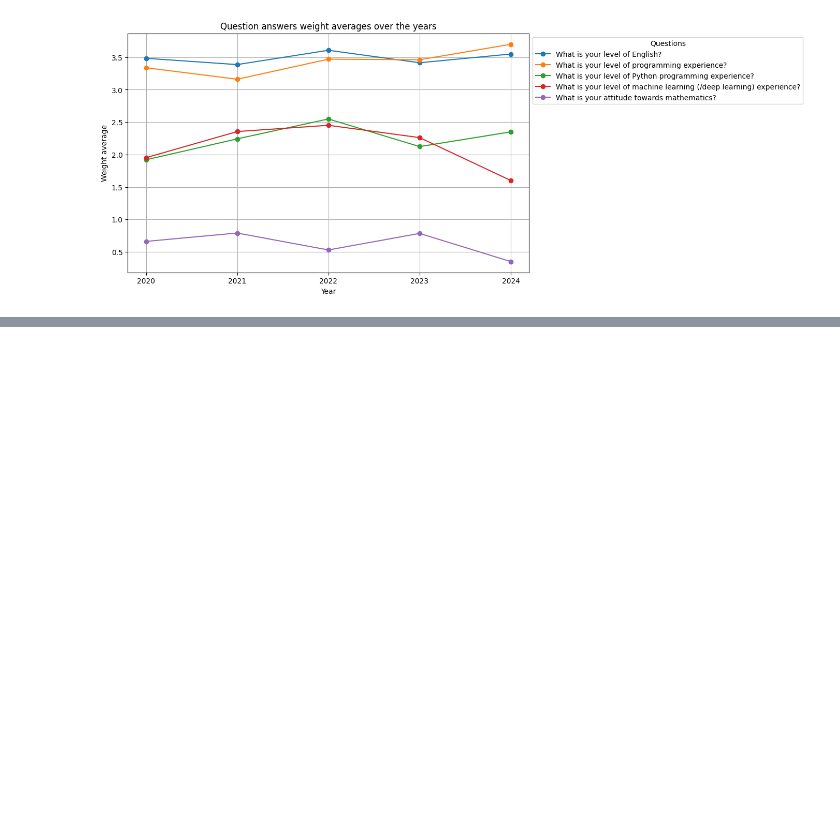
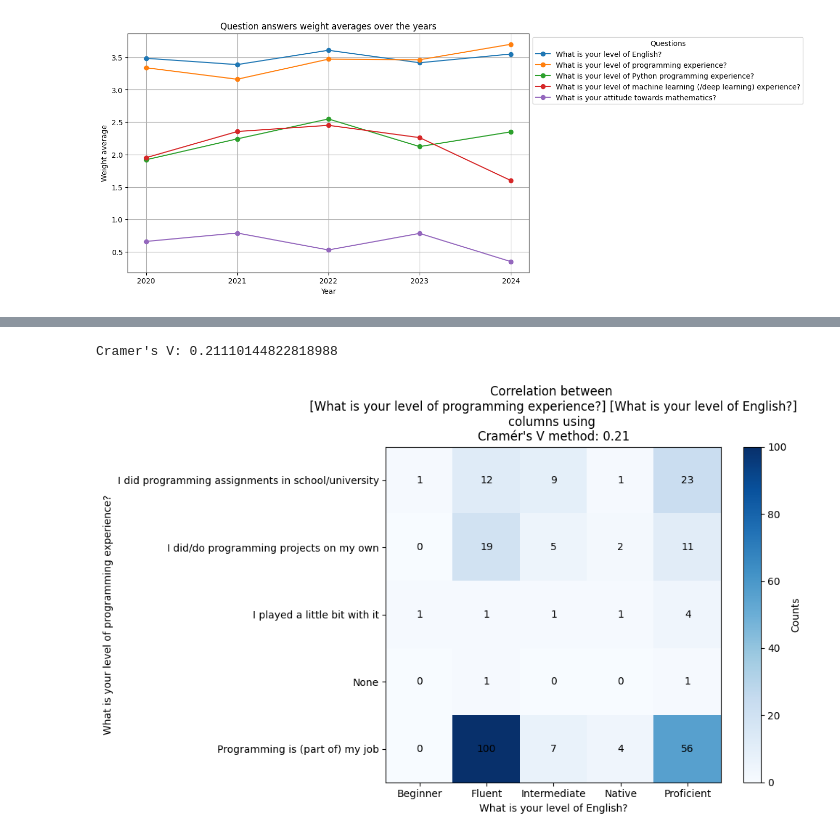
Before and after one commit to Zeptosec/learning-advanced-ml, a Jupyter notebook: lesson2/task.ipynb, the cells around one changed output, grey strips where cells are left out. Cells and saved outputs as stored; diff of their text form; code cells hidden in the pictures; blank space fills up the shorter version.

```diff
--- a/lesson2/task.ipynb
+++ b/lesson2/task.ipynb
@@ -190,0 +196,56 @@ Visualize a correlation between two selected answers (including all the years) a
+# %%
+import pandas as pd
+from scipy.stats import chi2_contingency
+import numpy as np
+import matplotlib.pyplot as plt
+
+# Columns
+FIRST_QUESTION = "What is your level of programming experience?"
+SECOND_QUESTION = "What is your level of English?"
+
+"""
+We are using Cramér's V method to measure association between two categorical variables
+to recude the introduced bias between values which would appear when using Pearson correlation method
+"""
+
+# Compute a frequency table
+freq_table = pd.crosstab(rf[FIRST_QUESTION], rf[SECOND_QUESTION])
+
+# Perform the Chi-square test
+chi2, p, dof, expected = chi2_contingency(freq_table)
+
+# Calculate Cramer's V
+n = freq_table.sum().sum()
+cramers_v = np.sqrt(chi2 / (n * (min(freq_table.shape) - 1)))
+
+print(f"Cramer's V: {cramers_v}")
+
+# Create a 2D histogram with Matplotlib
+plt.figure(figsize=(8, 6))
+
+# Visualize the frequency table as a heatmap
+plt.imshow(freq_table, cmap='Blues', interpolation='nearest')
+
+# Add a color bar
+plt.colorbar(label='Counts')
+
+# Add labels for the axes
+plt.xticks(ticks=np.arange(len(freq_table.columns)), labels=freq_table.columns)
+plt.yticks(ticks=np.arange(len(freq_table.index)), labels=freq_table.index)
+
+# Add labels and title
+plt.xlabel(SECOND_QUESTION)
+plt.ylabel(FIRST_QUESTION)
+plt.title(f'Correlation between \n [{FIRST_QUESTION}] [{SECOND_QUESTION}] \ncolumns using \nCramér\'s V method: {cramers_v:.2f}')
+
+# Annotate the cells with the frequency counts
+for i in range(len(freq_table.index)):
+    for j in range(len(freq_table.columns)):
+        count = freq_table.iloc[i, j]
+        plt.text(j, i, f'{count}', ha='center', va='center', color='black')
+
+# Show the plot
+plt.show()
+# %% [output]
+Cramer's V: 0.21110144822818988
+[figure, added]
```
Also changed, not shown: parts of 2 cells of this notebook.
